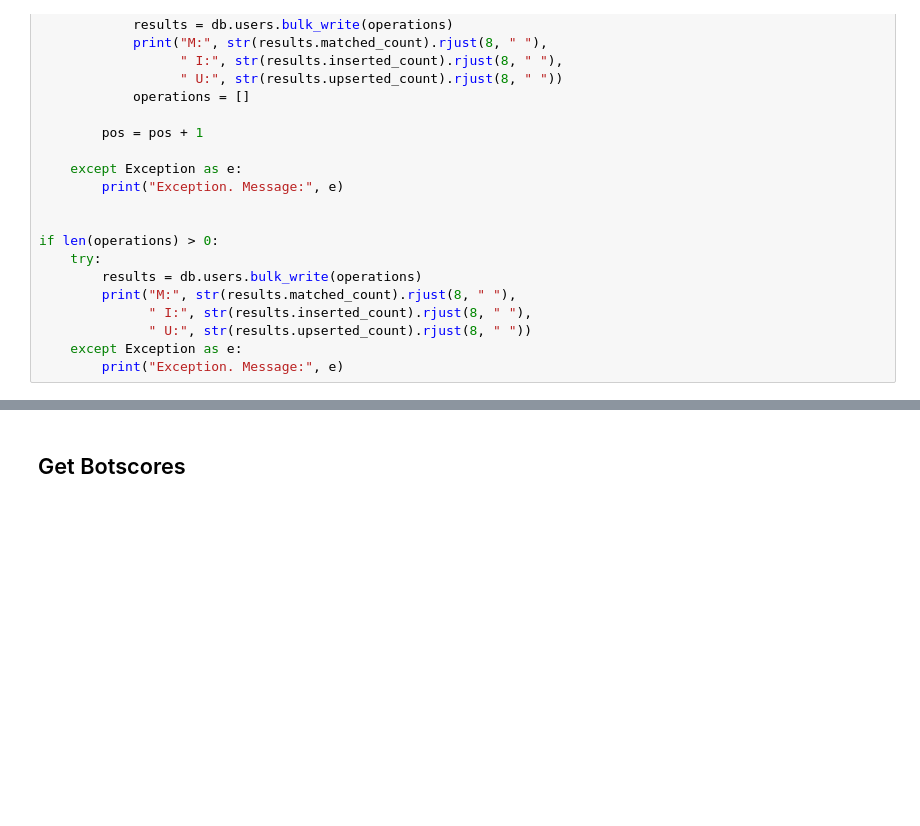
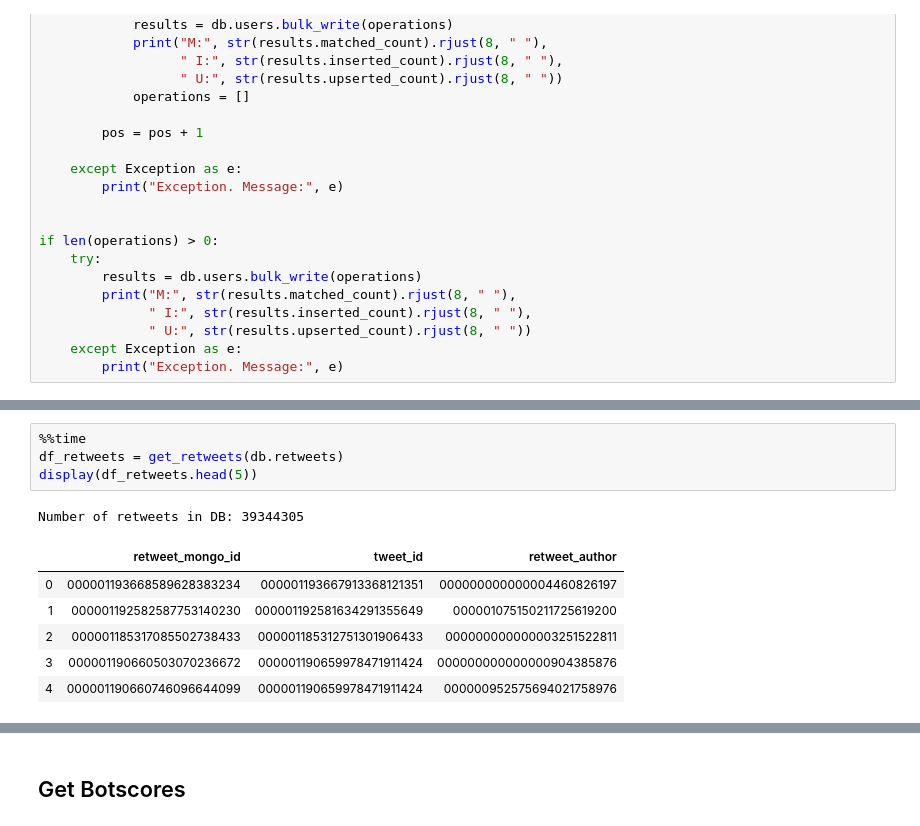
Before and after one commit to javier-pg/botbusters-spanish-general-elections-network-analysis, a Jupyter notebook: code/DataAugmentation.ipynb, the cells around one changed output, grey strips where cells are left out. Cells and saved outputs as stored; diff of their text form; blank space fills up the shorter version.

```diff
--- a/code/DataAugmentation.ipynb
+++ b/code/DataAugmentation.ipynb
@@ -278,0 +253,12 @@ if len(operations) > 0:
+# %%
+%%time
+df_retweets = get_retweets(db.retweets)
+display(df_retweets.head(5))
+# %% [output]
+Number of retweets in DB: 39344305
+|  | retweet_mongo_id | tweet_id | retweet_author |
+| 0 | 000001193668589628383234 | 000001193667913368121351 | 000000000000004460826197 |
+| 1 | 000001192582587753140230 | 000001192581634291355649 | 000001075150211725619200 |
+| 2 | 000001185317085502738433 | 000001185312751301906433 | 000000000000003251522811 |
+| 3 | 000001190660503070236672 | 000001190659978471911424 | 000000000000000904385876 |
+| 4 | 000001190660746096644099 | 000001190659978471911424 | 000000952575694021758976 |
```
Also changed, not shown: parts of 31 cells of this notebook, 2 other files.
